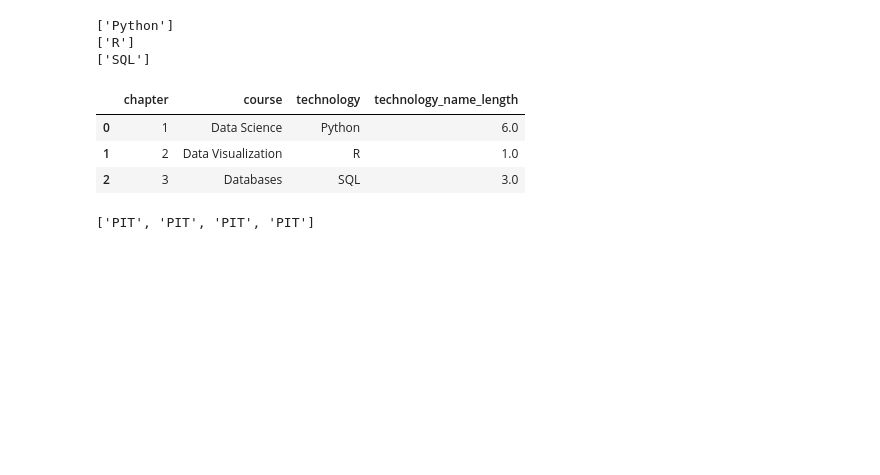
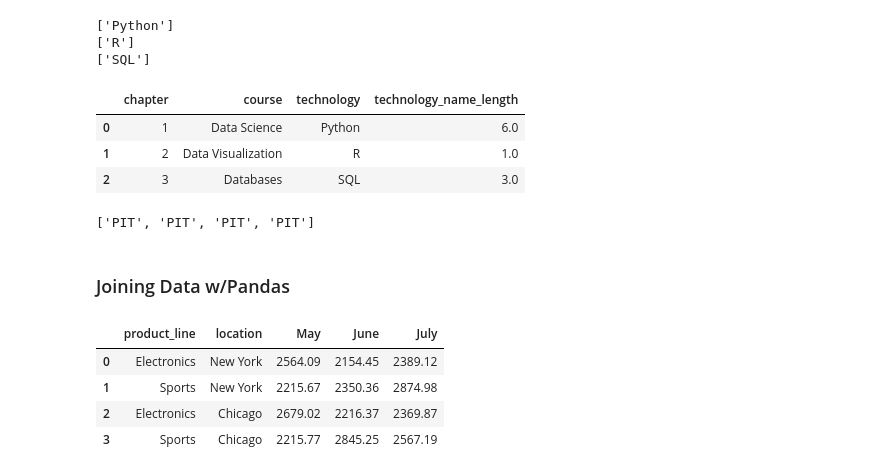
Before and after one commit to craigtrupp/Educational-Data-Python-Items, a Jupyter notebook: DataCamp/Exercises/Python Exercises.ipynb, the cells around one changed output. Cells and saved outputs as stored; diff of their text form; code cells hidden in the pictures; blank space fills up the shorter version.

```diff
--- a/DataCamp/Exercises/Python Exercises.ipynb
+++ b/DataCamp/Exercises/Python Exercises.ipynb
@@ -116,3 +116,20 @@ display(datacamp)
 ['PIT' for x in range(4)]
 # %% [output]
 ['PIT', 'PIT', 'PIT', 'PIT']
+# %% [markdown]
+### Joining Data w/Pandas
+# %%
+sales = pd.DataFrame({
+    'product_line': ['Electronics', 'Sports', 'Electronics', 'Sports'],
+    'location': ['New York', 'New York', 'Chicago', 'Chicago'],
+    'May' : [2564.09, 2215.67, 2679.02, 2215.77],
+    'June':[2154.45, 2350.36, 2216.37, 2845.25],
+    'July':[2389.12, 2874.98, 2369.87, 2567.19]
+})
+sales
+# %% [output]
+|  | product_line | location | May | June | July |
+| 0 | Electronics | New York | 2564.09 | 2154.45 | 2389.12 |
+| 1 | Sports | New York | 2215.67 | 2350.36 | 2874.98 |
+| 2 | Electronics | Chicago | 2679.02 | 2216.37 | 2369.87 |
+| 3 | Sports | Chicago | 2215.77 | 2845.25 | 2567.19 |
```
Also changed, not shown: parts of 2 cells of this notebook, 14 other files.
